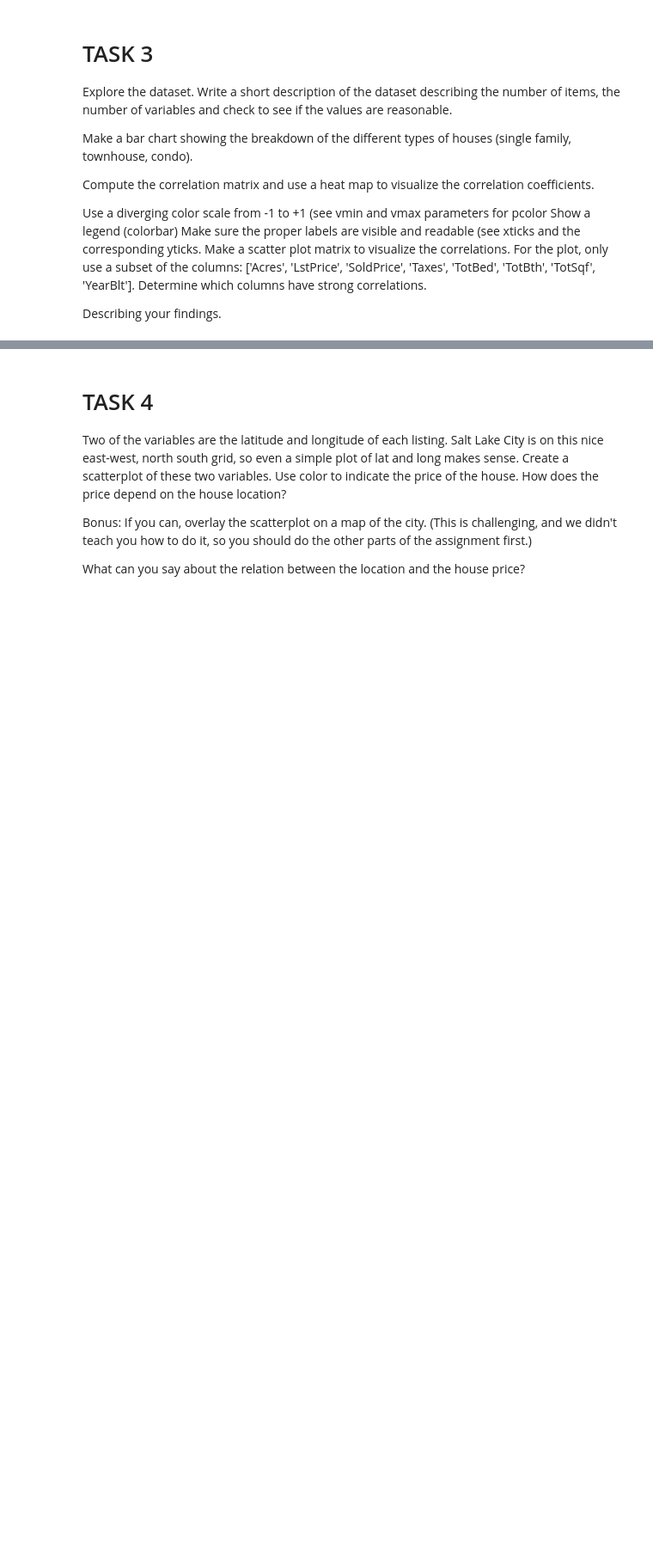
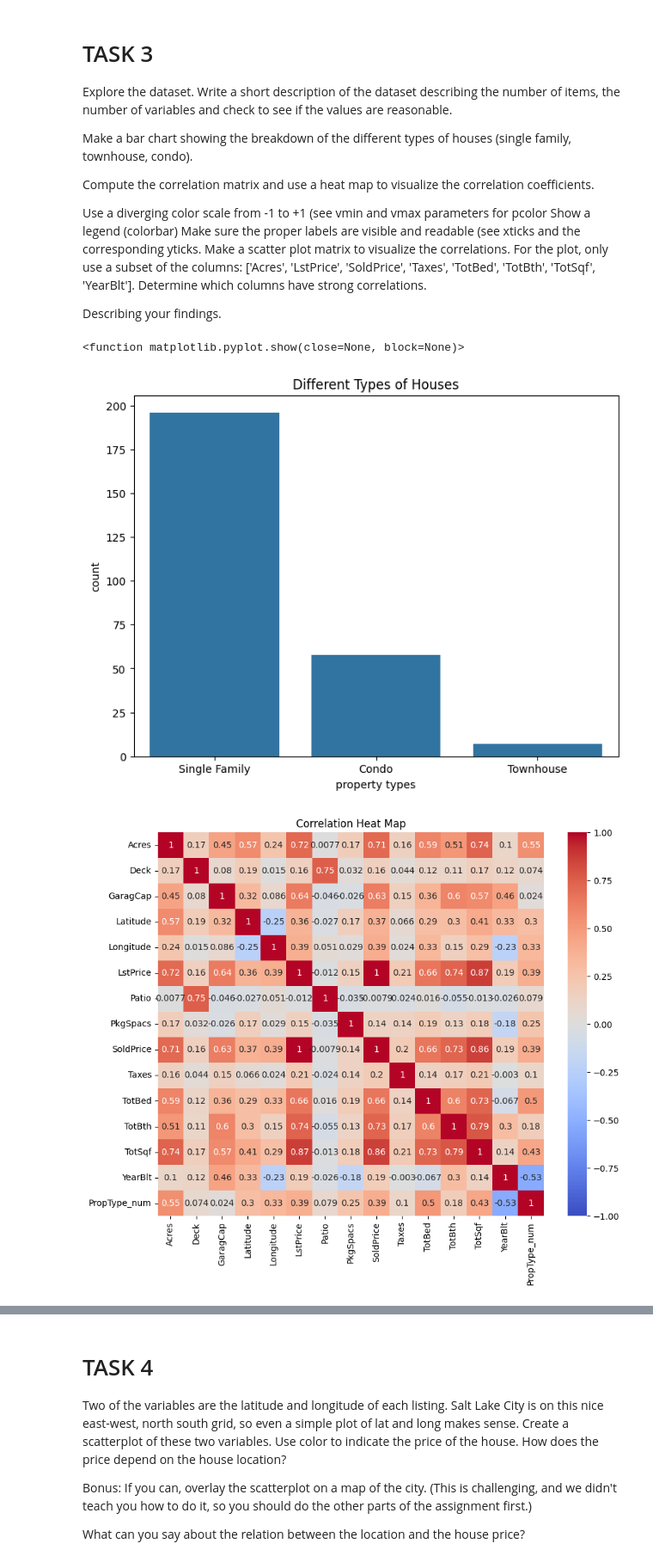
Before and after one commit to samipope/CS6011, a Jupyter notebook: CS6017/homework/homeworkTwo/homework2.ipynb, the cells around one changed output, grey strips where cells are left out. Shown at 86% size. Drawn from its saved outputs; the diff is of its cells as text; code cells hidden in the pictures; blank space fills up the shorter version.

```diff
--- a/CS6017/homework/homeworkTwo/homework2.ipynb
+++ b/CS6017/homework/homeworkTwo/homework2.ipynb
@@ -22,5 +90,20 @@ For this problem, you will analyze SLC real estate data. The dataset contains mu
 # %% [markdown]
 # TASK 1
 Use the pandas.read_csv() function to import the dataset. The data is contained in two files: realEstate1.csv and realEstate2.csv. After you import these files separately, concatenate them into one big dataframe. This pandas dataframe will be used for data exploration and linear regression.
+# %%
+file1 = pd.read_csv('realEstate1.csv')
+file2 = pd.read_csv('realEstate2.csv')
+
+
+# use concat to merge the data files
+df = pd.concat([file1,file2], ignore_index=True)
+# print the heads
+# print(df.head())
+# got 206 columns, so feeling good about this so far
+
+#displaying help
+pd.set_option('display.max_rows', None)
+pd.set_option('display.max_columns', None)
+# display(df)
 # %% [markdown]
 # TASK 2
@@ -47,3 +179,40 @@ Make sure the proper labels are visible and readable (see xticks and the corresp
 Make a scatter plot matrix to visualize the correlations. For the plot, only use a subset of the columns: ['Acres', 'LstPrice', 'SoldPrice', 'Taxes', 'TotBed', 'TotBth', 'TotSqf', 'YearBlt']. Determine which columns have strong correlations.
 
 Describing your findings.
+# %%
+description = filtered_df.describe()
+num_items = filtered_df.shape[0]
+num_variables = filtered_df.shape[1]
+
+
+# bar chart --------------
+prop_type_counts = filtered_df['PropType'].value_counts()
+plt.figure(figsize=(8,6))
+sns.barplot(x=prop_type_counts.index, y=prop_type_counts.values)
+plt.title("Different Types of Houses")
+plt.xlabel("property types")
+plt.ylabel("count")
+plt.show
+
+#take out 'PropType' column for graphing
+filtered_df_no_PropType = filtered_df.drop(columns=['PropType'])
+
+#correlation matrix and heat map ----------------
+corr_matrix = filtered_df_no_PropType.corr()
+plt.figure(figsize=(10,8))
+sns.heatmap(corr_matrix,annot=True,cmap='coolwarm',vmin=-1,vmax=1)
+plt.title("Correlation Heat Map")
+plt.show
+
+# scatter plot -----------------------
+scatterPlotColumns = [
+    'Acres', 'LstPrice', 'SoldPrice', 'Taxes', 'TotBed',
+    'TotBth', 'TotSqf', 'YearBlt'
+]
+sns.pairplot(filtered_df[scatterPlotColumns])
+plt.suptitle("scatter plot matrix", y =1.02)
+plt.show
+# %% [output]
+<function matplotlib.pyplot.show(close=None, block=None)>
+[figure, added]
+[figure, added]
```
Also changed, not shown: parts of 15 cells of this notebook, 1 other file.
